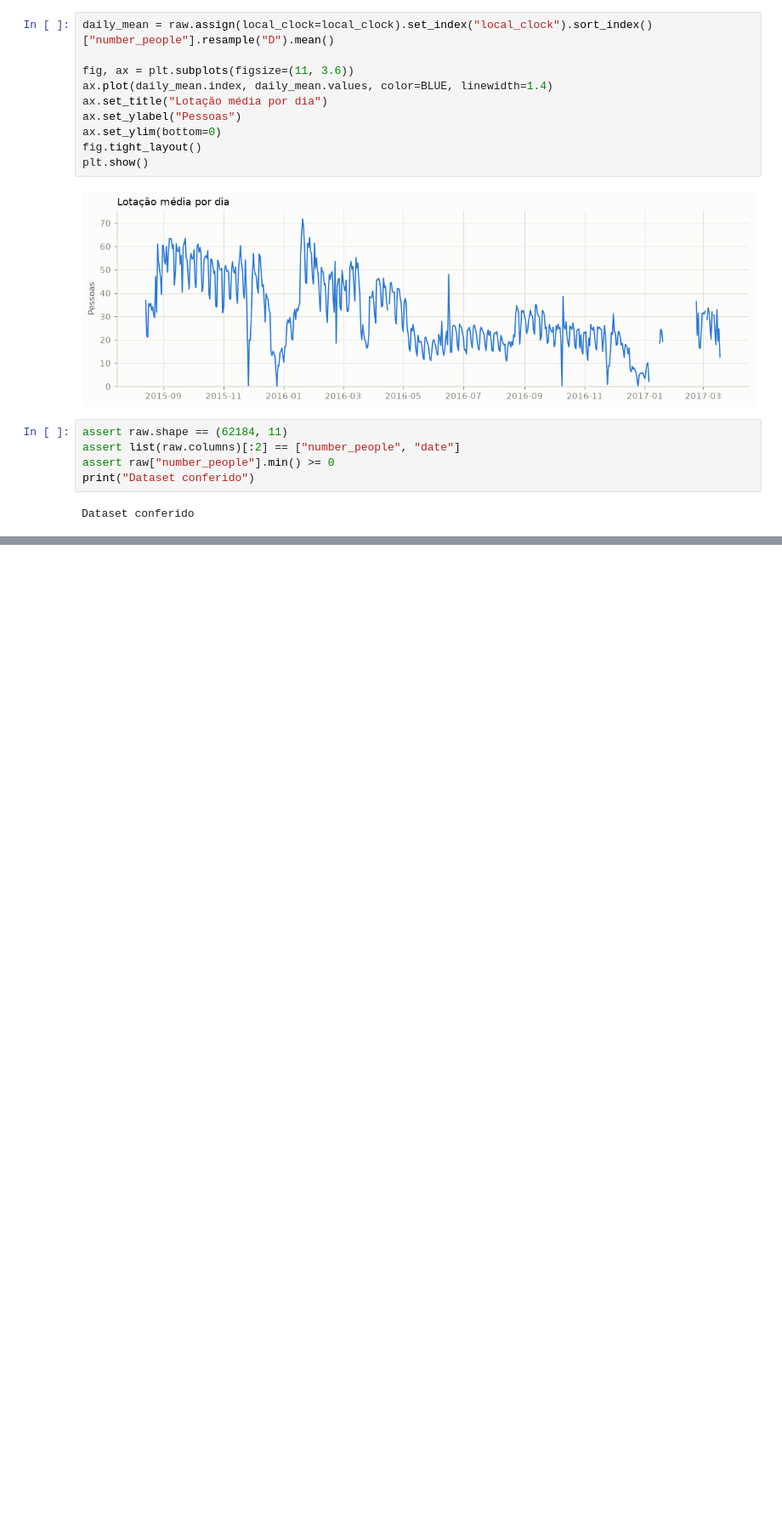
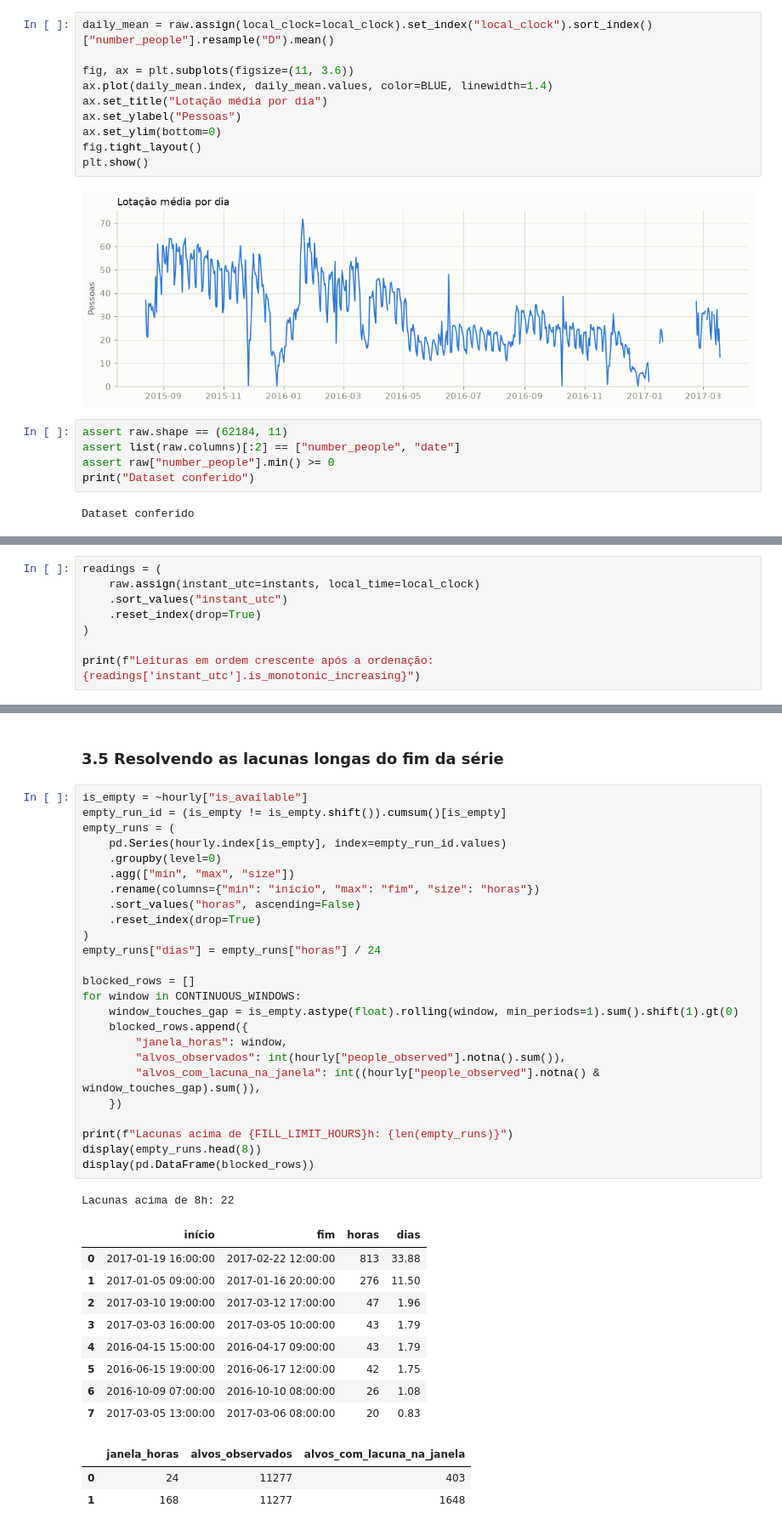
Before and after one commit to GabrielcMiranda/gym-crowndedness-forecasting, a Jupyter notebook: notebooks/02_previsao_lotacao_lstm.ipynb, the cells around one changed output, grey strips where cells are left out. Shown at 85% size. Saved outputs shown, nothing was run; the diff lists cells and outputs as text; blank space fills up the shorter version.

```diff
--- a/notebooks/02_previsao_lotacao_lstm.ipynb
+++ b/notebooks/02_previsao_lotacao_lstm.ipynb
@@ -170,0 +187,8 @@ Dataset conferido
+# %%
+readings = (
+    raw.assign(instant_utc=instants, local_time=local_clock)
+    .sort_values("instant_utc")
+    .reset_index(drop=True)
+)
+
+print(f"Leituras em ordem crescente após a ordenação: {readings['instant_utc'].is_monotonic_increasing}")
@@ -170,0 +387,41 @@ Dataset conferido
+# %% [markdown]
+### 3.5 Resolvendo as lacunas longas do fim da série
+# %%
+is_empty = ~hourly["is_available"]
+empty_run_id = (is_empty != is_empty.shift()).cumsum()[is_empty]
+empty_runs = (
+    pd.Series(hourly.index[is_empty], index=empty_run_id.values)
+    .groupby(level=0)
+    .agg(["min", "max", "size"])
+    .rename(columns={"min": "início", "max": "fim", "size": "horas"})
+    .sort_values("horas", ascending=False)
+    .reset_index(drop=True)
+)
+empty_runs["dias"] = empty_runs["horas"] / 24
+
+blocked_rows = []
+for window in CONTINUOUS_WINDOWS:
+    window_touches_gap = is_empty.astype(float).rolling(window, min_periods=1).sum().shift(1).gt(0)
+    blocked_rows.append({
+        "janela_horas": window,
+        "alvos_observados": int(hourly["people_observed"].notna().sum()),
+        "alvos_com_lacuna_na_janela": int((hourly["people_observed"].notna() & window_touches_gap).sum()),
+    })
+
+print(f"Lacunas acima de {FILL_LIMIT_HOURS}h: {len(empty_runs)}")
+display(empty_runs.head(8))
+display(pd.DataFrame(blocked_rows))
+# %% [output]
+Lacunas acima de 8h: 22
+|  | início | fim | horas | dias |
+| 0 | 2017-01-19 16:00:00 | 2017-02-22 12:00:00 | 813 | 33.88 |
+| 1 | 2017-01-05 09:00:00 | 2017-01-16 20:00:00 | 276 | 11.50 |
+| 2 | 2017-03-10 19:00:00 | 2017-03-12 17:00:00 | 47 | 1.96 |
+| 3 | 2017-03-03 16:00:00 | 2017-03-05 10:00:00 | 43 | 1.79 |
+| 4 | 2016-04-15 15:00:00 | 2016-04-17 09:00:00 | 43 | 1.79 |
+| 5 | 2016-06-15 19:00:00 | 2016-06-17 12:00:00 | 42 | 1.75 |
+| 6 | 2016-10-09 07:00:00 | 2016-10-10 08:00:00 | 26 | 1.08 |
+| 7 | 2017-03-05 13:00:00 | 2017-03-06 08:00:00 | 20 | 0.83 |
+|  | janela_horas | alvos_observados | alvos_com_lacuna_na_janela |
+| 0 | 24 | 11277 | 403 |
+| 1 | 168 | 11277 | 1648 |
```
Also changed, not shown: parts of 23 cells of this notebook.
